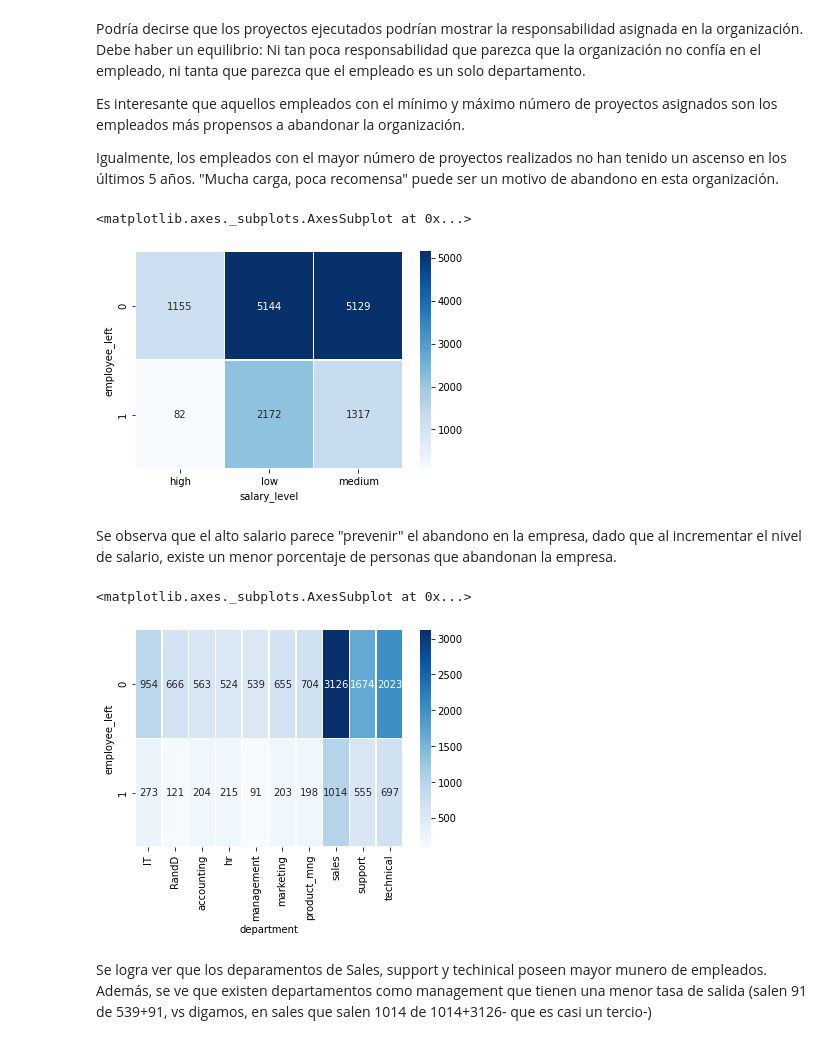
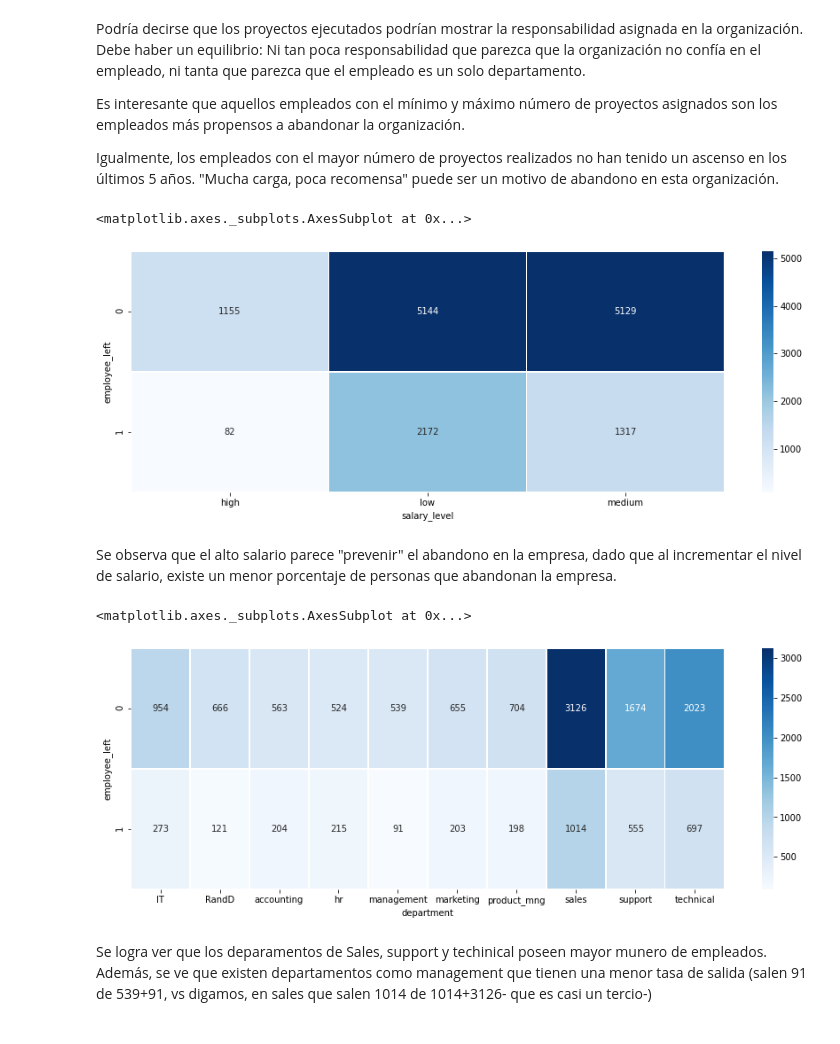
Before and after one commit to JECaballeroR/EmployeeTurnover, a Jupyter notebook: Clonk_Prueba_selección.ipynb, the cells around one changed output. Drawn from its saved outputs; the diff is of its cells as text; code cells hidden in the pictures.

```diff
--- a/Clonk_Prueba_selección.ipynb
+++ b/Clonk_Prueba_selección.ipynb
@@ -217,39 +227,43 @@ Igualmente, los empleados con el mayor número de proyectos realizados no han te
 # %%
 
 def heatmap_count(df, var1, var2):
-  ##################################################
-  ### ENTRADAS ###
-  # df: DataFrame
-      # Dataframe
-  # var1: Un feature del dataframe
-      # Nombre de una columna de df
-  # var2: Un feature del dataframe
-        # Nombre de una columna de df
-  ### SALIDAS ###
-  #sns.heatmap(...): Seaborn Plot
-        # Un mapa de calor en seaborn del cruce de agrupación por COUNT()
-        # de las variablesvar1 y var2 del dataframe df.
-  ###################################################
+  """Generates a Count heatmap of any two columns of a data frame
+
+  Parameters
+  ----------
+  df : DataFrame
+      A DataFrame that has column features
+  var1 : str
+      The name of a column in the DataFrame
+  var2 : str
+      The name of a column in the DataFrame. Different from var1
+
+  Returns
+  -------
+  plot : seaborn.heatmap
+      A heatmap of the 2 variables grouped by count, with preset configuration
+  """
 
   heat_df=[]
   heat_df=pd.DataFrame(df.groupby([var1,var2]).count().iloc[:,1]).reset_index()
   cols=heat_df.columns
   value=[y for y in cols if y not in [var1, var2]]
   heat_df=heat_df.pivot(columns=var1, index=var2, values=value[0])
+  plt.figure(figsize=(15,5))
   return sns.heatmap(heat_df, cmap="Blues",linewidths=0.5, annot=True, fmt='g')
 
 
 heatmap_count(df, "salary_level", "employee_left")
 # %% [output]
 <matplotlib.axes._subplots.AxesSubplot at 0x...>
-[figure, old version]
+[figure, new version]
 # %% [markdown]
 Se observa que el alto salario parece "prevenir" el abandono en la empresa, dado que al incrementar el nivel de salario, existe un menor porcentaje de personas que abandonan la empresa.
 # %%
 heatmap_count(df, "department", "employee_left")
 # %% [output]
 <matplotlib.axes._subplots.AxesSubplot at 0x...>
-[figure, old version]
+[figure, new version]
 # %% [markdown]
 Se logra ver que los deparamentos de Sales, support y techinical poseen mayor munero de empleados. Además, se ve que existen departamentos como management que tienen una menor tasa de salida (salen 91 de 539+91, vs digamos, en sales que salen 1014 de 1014+3126- que es casi un tercio-)
 # %%
```
Also changed, not shown: parts of 19 cells of this notebook.
